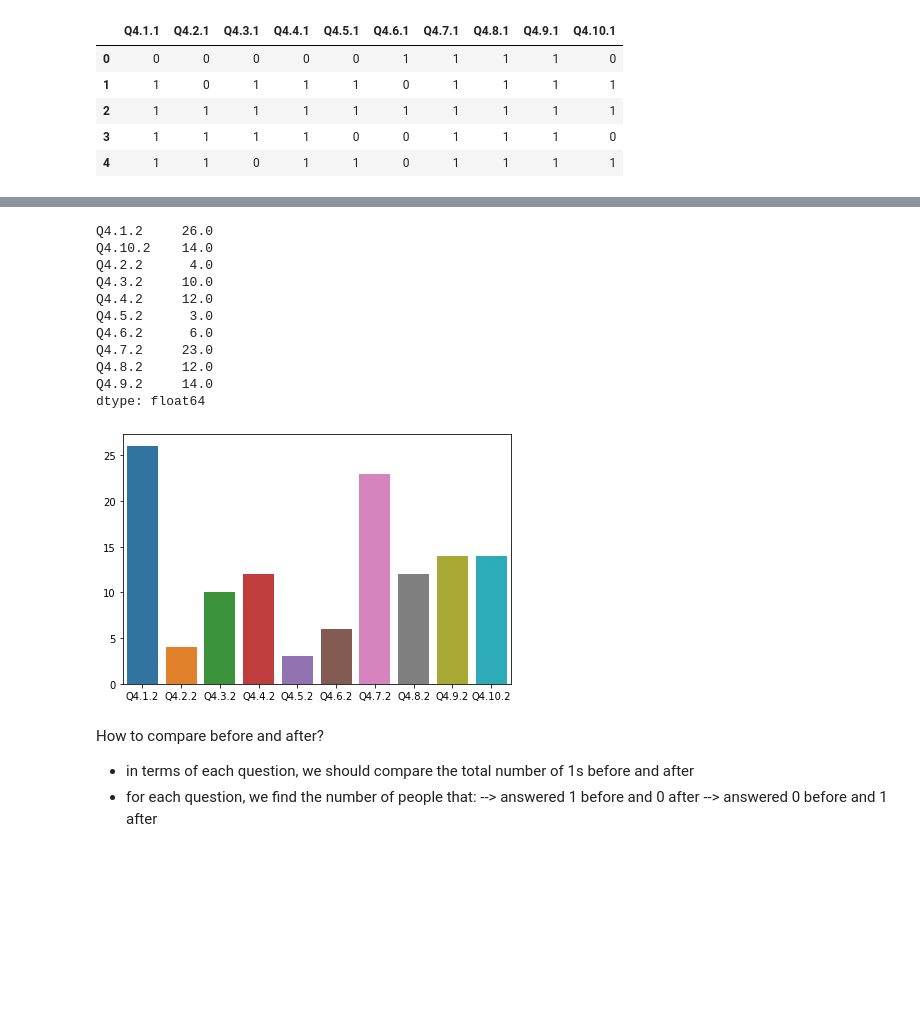
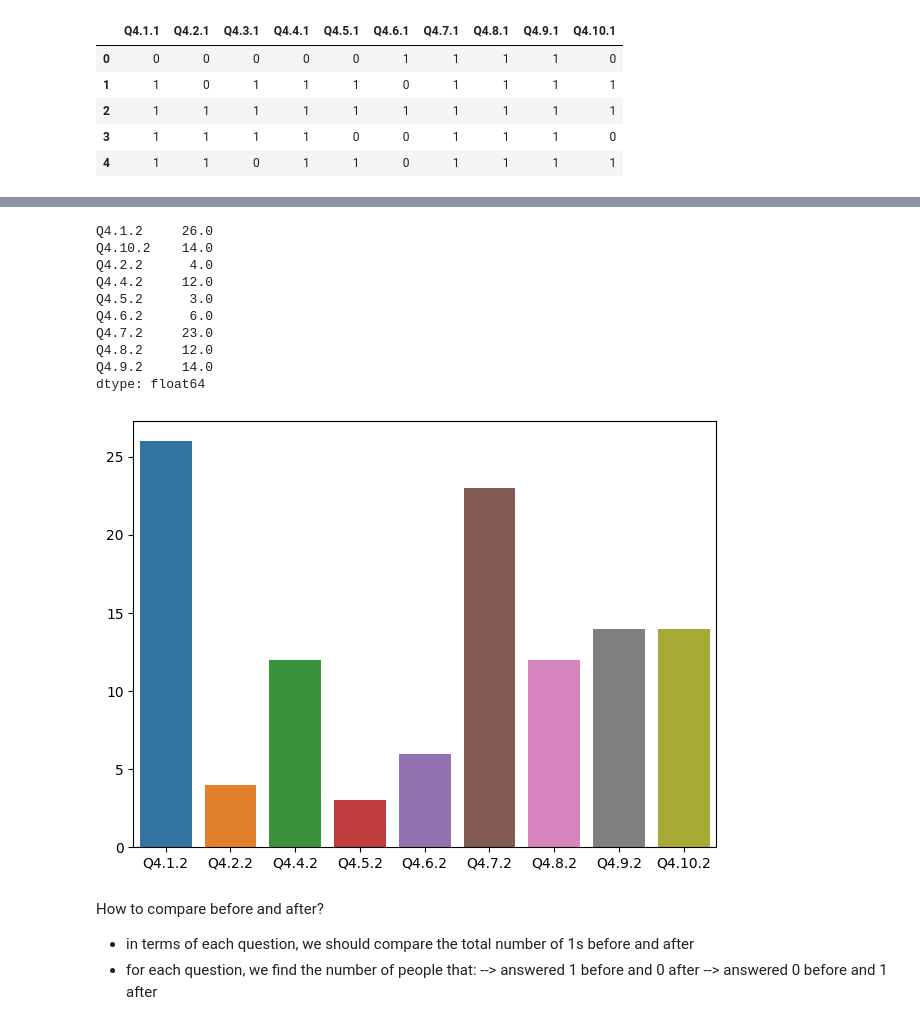
Before and after one commit to kwangyy/electro-analysis, a Jupyter notebook: part_2_analysis.ipynb, the cells around one changed output, grey strips where cells are left out. Saved outputs shown, nothing was run; the diff lists cells and outputs as text; code cells hidden in the pictures; blank space fills up the shorter version.

Commit message:
Updated values + graphs

```diff
--- a/part_2_analysis.ipynb
+++ b/part_2_analysis.ipynb
@@ -144,7 +144,7 @@ confident_post_course = post_course_p2_2.sum(axis=0)
 confident_diff = confident_post_course - confident_pre_course
 
 # if diff is positive, it means that most of the students are more confident in answering tricky misconceptions
-# del confident_diff['Q4.3.2']
+del confident_diff['Q4.3.2']
 del confident_diff['Q4.11.2']
 
 confident_diff
@@ -152,7 +152,6 @@ confident_diff
 Q4.1.2     26.0
 Q4.10.2    14.0
 Q4.2.2      4.0
-Q4.3.2     10.0
 Q4.4.2     12.0
 Q4.5.2      3.0
 Q4.6.2      6.0
@@ -161,13 +160,13 @@ Q4.8.2     12.0
 Q4.9.2     14.0
 dtype: float64
 # %%
-confident_order = ['Q4.1.2', 'Q4.2.2', 'Q4.3.2', 'Q4.4.2', 'Q4.5.2', 'Q4.6.2',
+confident_order = ['Q4.1.2', 'Q4.2.2', 'Q4.4.2', 'Q4.5.2', 'Q4.6.2',
        'Q4.7.2', 'Q4.8.2', 'Q4.9.2', 'Q4.10.2']
 
 sns.barplot(x= confident_diff.index, y=confident_diff.values, order = confident_order)
 plt.tight_layout()
 # %% [output]
-[figure, old version]
+[figure, new version]
 # %% [markdown]
 How to compare before and after?
 
```
Also changed, not shown: parts of 2 cells of this notebook, 2 other files.
